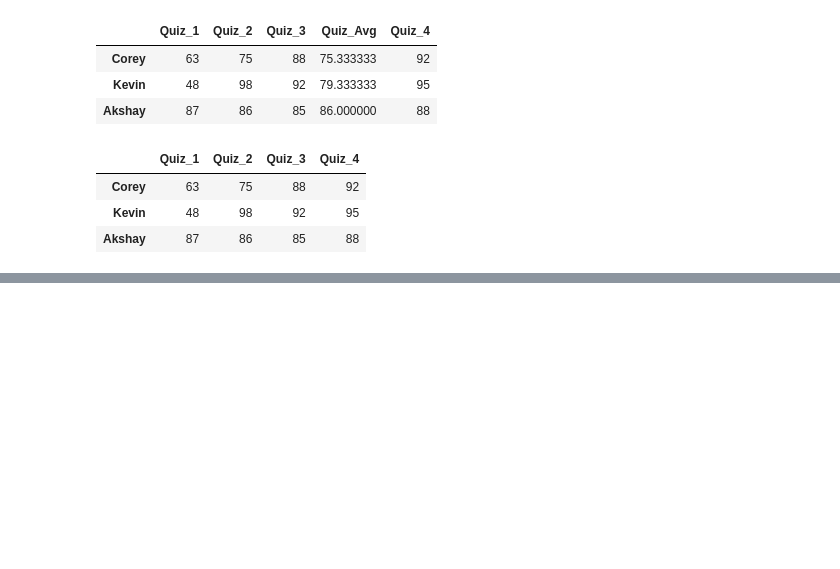
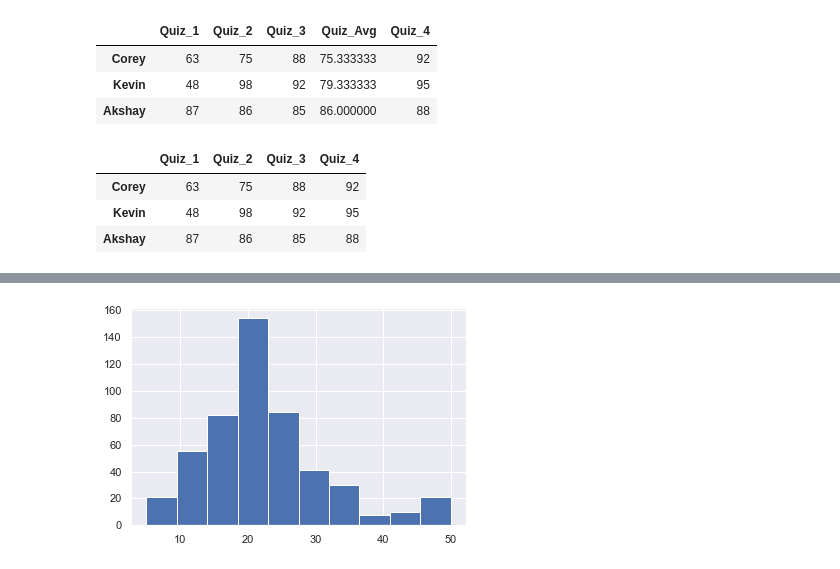
Before and after one commit to KingNonso/python-workshop, a Jupyter notebook: 10. Data Analytics - Pandas.ipynb, the cells around one changed output, grey strips where cells are left out. Saved outputs shown, nothing was run; the diff lists cells and outputs as text; code cells hidden in the pictures; blank space fills up the shorter version.

```diff
--- a/10. Data Analytics - Pandas.ipynb
+++ b/10. Data Analytics - Pandas.ipynb
@@ -129,0 +230,6 @@ df
+# %%
+housing_df['AGE'] = housing_df['AGE'].fillna(housing_df.mean())
+# %%
+housing_df['CHAS'] = housing_df['CHAS'].fillna(0)
+# %%
+housing_df = housing_df.fillna(housing_df.median())
@@ -129,0 +259,8 @@ df
+# %%
+import seaborn as sns
+sns.set()
+# %%
+plt.hist(housing_df['MEDV'])
+plt.show()
+# %% [output]
+[figure, added]
```
Also changed, not shown: parts of 26 cells of this notebook, 5 other files.
